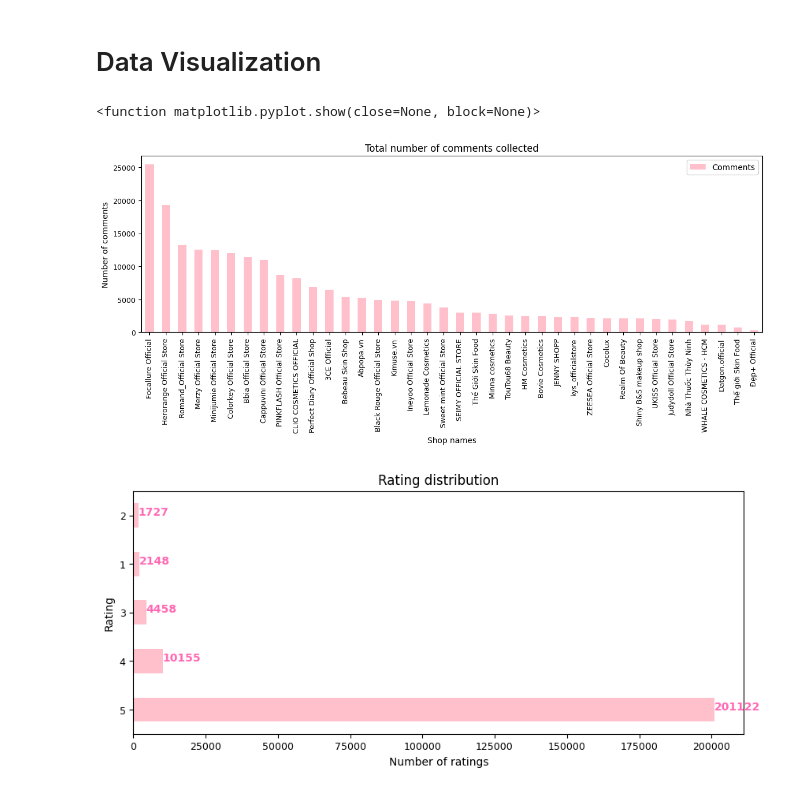
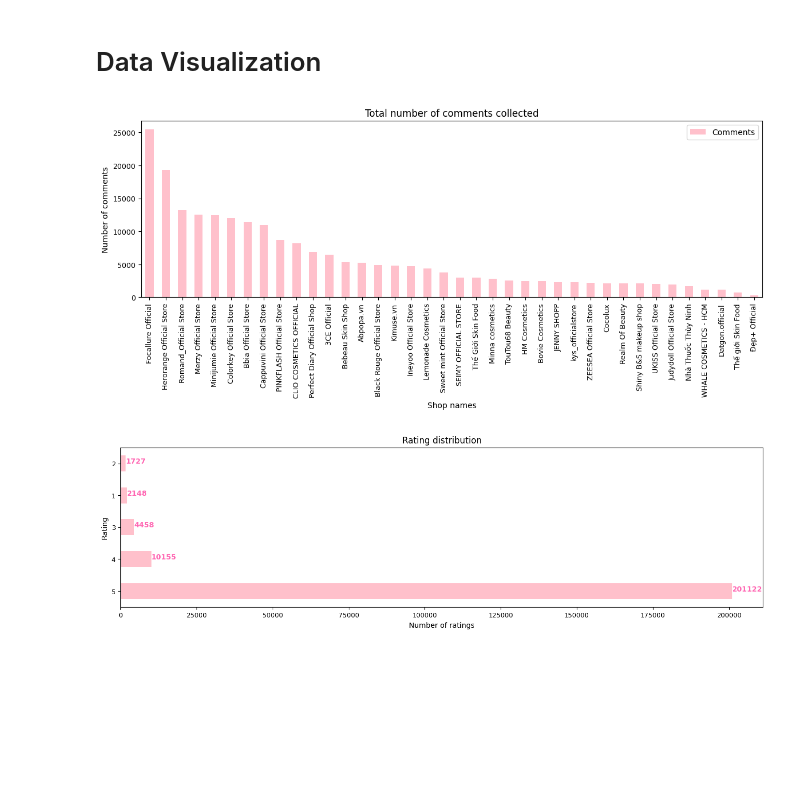
Before and after one commit to myduong-0420/Sentiment-Analysis-on-online-shopping-platforms, a Jupyter notebook: data-preprocessing/Rough product data - all.ipynb, the cells around one changed output. Cells and saved outputs as stored; diff of their text form; code cells hidden in the pictures; blank space fills up the shorter version.

```diff
--- a/data-preprocessing/Rough product data - all.ipynb
+++ b/data-preprocessing/Rough product data - all.ipynb
@@ -126,19 +126,18 @@ by_seller.plot(kind="bar", figsize=(14, 4), color="pink",
               fontsize=9)
 
 plt.legend(["Comments"])
-plt.show
+plt.show()
 # %% [output]
-<function matplotlib.pyplot.show(close=None, block=None)>
 [figure]
 # %%
 fig, ax = plt.subplots()
-ax = by_rating.plot(kind="barh", figsize=(10, 4), color="pink",
+ax = by_rating.plot(kind="barh", figsize=(16, 4), color="pink",
               xlabel="Number of ratings", ylabel="Rating", title="Rating distribution",
               fontsize=9)
 for i, v in enumerate(by_rating):
     ax.text(v, i, str(v),
             color = 'hotpink', fontweight = 'bold')
 
 plt.show()
 # %% [output]
-[figure, old version]
+[figure, new version]
```
